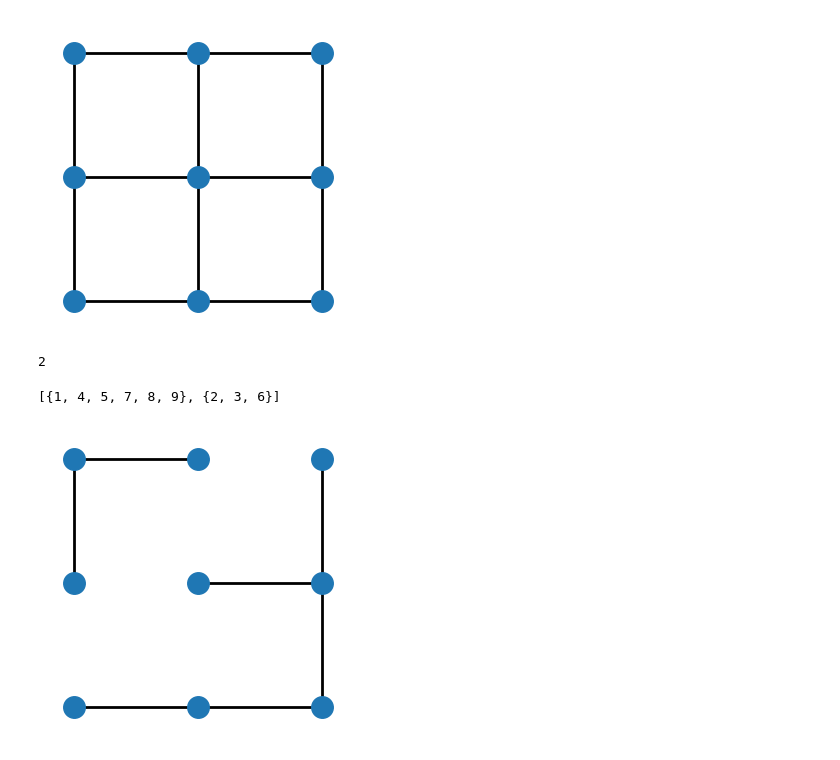
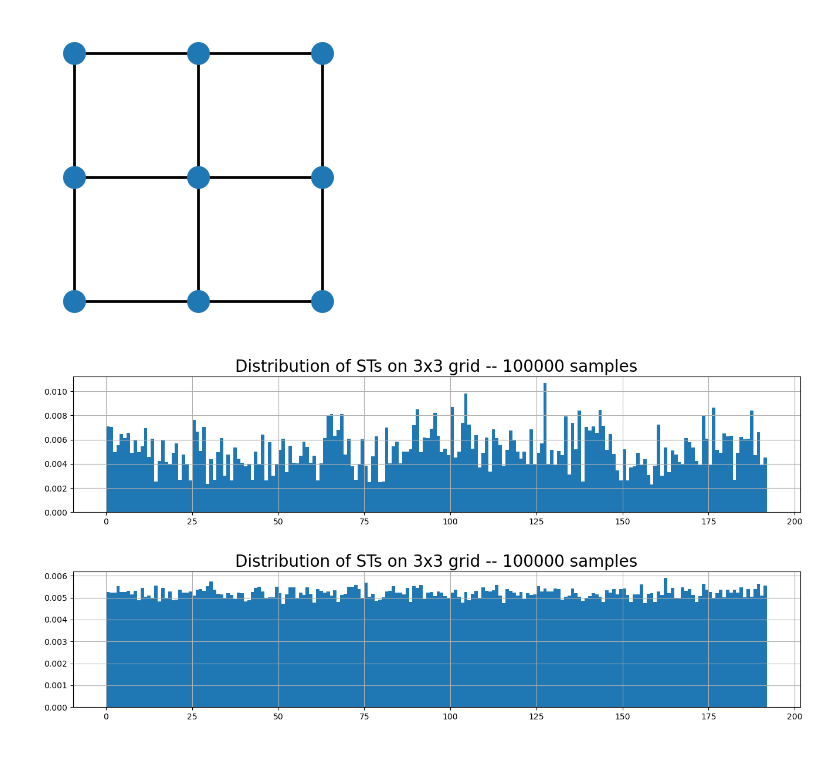
Before and after one commit to gabeschoenbach/snappable, a Jupyter notebook: wilsons.ipynb, the cells around one changed output. Drawn from its saved outputs; the diff is of its cells as text; code cells hidden in the pictures.

Commit message:
proposed fast wilsons not working :/

```diff
--- a/wilsons.ipynb
+++ b/wilsons.ipynb
@@ -30,10 +30,11 @@ g = tu.generate_grid_graph(dims, queen=False)
 
 # relabel nodes for ease later
 labels = {node: (dims[0] * node[0]) + node[1] + 1 for node in g.nodes}
-g = nx.relabel_nodes(g, labels, copy=False)
-node_map = reverse_dict(labels)
+# g = nx.relabel_nodes(g, labels, copy=False)
+# node_map = reverse_dict(labels)
 
-tu.draw(g, node_map=node_map)
+# tu.draw(g, node_map=node_map)
+tu.draw(g)
 # %% [output]
 [figure]
 # %%
@@ -44,7 +45,7 @@ def wilsons(g):
     tree.add_node(root)
 
     while tree.number_of_nodes() < g.number_of_nodes():
-        add_branch(g, tree, root)
+        add_branch(g, tree)
 #         print("Added branch to tree, current tree: ", tree.edges)
 
 #     print("Done with tree")
@@ -53,6 +54,9 @@ def wilsons(g):
 
 def randomly_pick_root(g):
     return random.choice(list(g.nodes))
+
+def sort_edge(edge):
+    return tuple(sorted([tuple(sorted(edge[0])), tuple(sorted(edge[1]))]))
 
 def pick_leaf(g, tree):
     candidates = list(set(g.nodes()) - set(tree.nodes()))
@@ -79,8 +83,16 @@ def erase_loop_if_exists(branch, g):
     except nx.exception.NetworkXNoCycle:
         pass
 
+def loop_exists(g):
+    """ Returns True if cycle exists in graph g.
+    """
+    try:
+        cycle = nx.find_cycle(g)
+        return True
+    except nx.exception.NetworkXNoCycle:
+        return False
 
-def add_branch(g, tree, root):
+def add_branch(g, tree):
     leaf = pick_leaf(g, tree)
     curr = leaf
     branch = nx.Graph()
@@ -116,15 +128,3 @@ for i in range(1000):
     tree = wilsons(g)
     test_valid_tree(tree, g)
 # tu.draw(tree, node_map=node_map)
-# %%
-len(list(nx.connected_components(tree)))
-# %% [output]
-2
-# %%
-list(nx.connected_components(tree))
-# %% [output]
-[{1, 4, 5, 7, 8, 9}, {2, 3, 6}]
-# %%
-tu.draw(tree, node_map=node_map)
-# %% [output]
-[figure, removed]
@@ -130,0 +150,23 @@ tu.draw(tree, node_map=node_map)
+# %%
+# I can get a list of all spanning trees by enumerating.
+# then I can use my function to generate a spanning tree, and see which of
+
+all_trees = [tu.tup(tree) for tree in tu.enumerate_all_trees(g)]
+# %%
+num_trials = 100000
+data = []
+
+for _ in tqdm(range(num_trials)):
+    tree = wilsons_modified(g)
+
+    idx = all_trees.index(tu.tup(tree))
+    data.append(idx)
+
+tu.plot_sampled_STs(all_trees, data)
+# %% [output]
+[figure, added]
+# %%
+data = tu.sample_STs(all_trees, "UST", num_trials)
+tu.plot_sampled_STs(all_trees, data)
+# %% [output]
+[figure, added]
```
Also changed, not shown: parts of 3 cells of this notebook, 1 other file.
